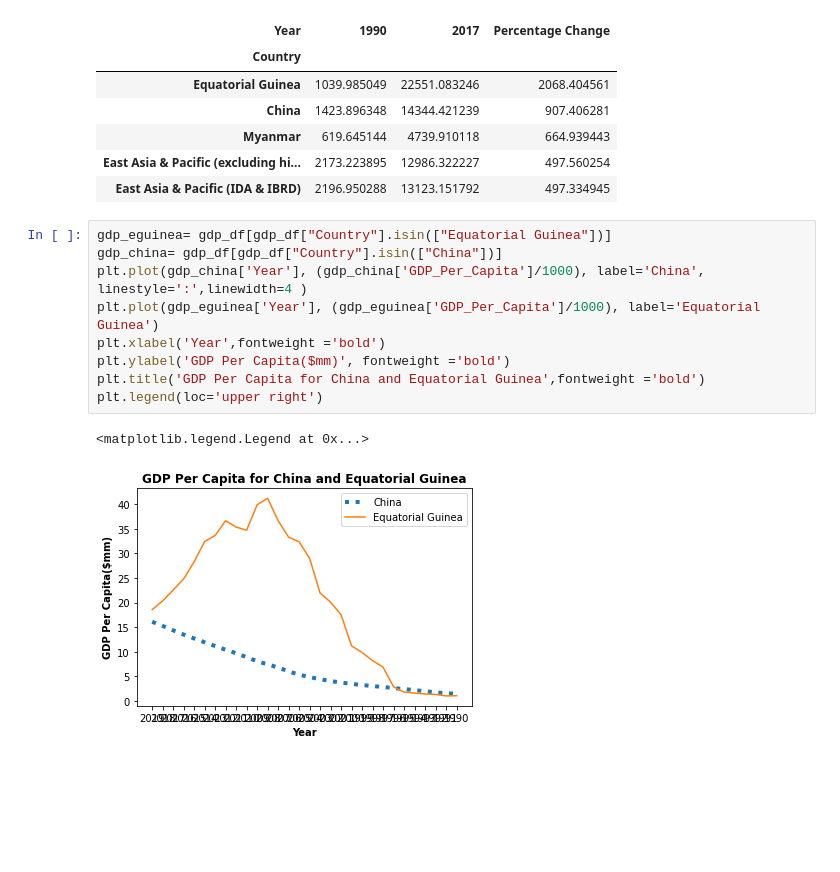
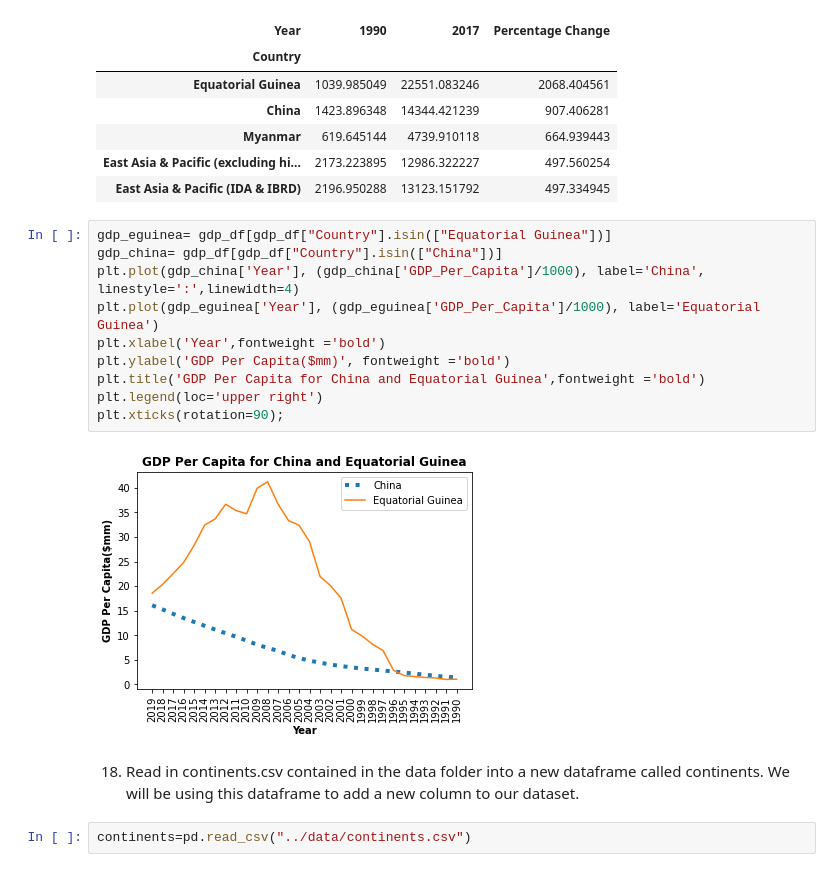
Before and after one commit to nss-data-science-cohort-5/un_exploration-ZhenyaC, a Jupyter notebook: notebooks/UN_Data_Exploration.ipynb, the cells around one changed output. Drawn from its saved outputs; the diff is of its cells as text; blank space fills up the shorter version.

```diff
--- a/notebooks/UN_Data_Exploration.ipynb
+++ b/notebooks/UN_Data_Exploration.ipynb
@@ -428,12 +418,16 @@ gdp_pivoted_top_perc_change
 # %%
 gdp_eguinea= gdp_df[gdp_df["Country"].isin(["Equatorial Guinea"])]
 gdp_china= gdp_df[gdp_df["Country"].isin(["China"])]
-plt.plot(gdp_china['Year'], (gdp_china['GDP_Per_Capita']/1000), label='China', linestyle=':',linewidth=4 )
+plt.plot(gdp_china['Year'], (gdp_china['GDP_Per_Capita']/1000), label='China', linestyle=':',linewidth=4)
 plt.plot(gdp_eguinea['Year'], (gdp_eguinea['GDP_Per_Capita']/1000), label='Equatorial Guinea')
 plt.xlabel('Year',fontweight ='bold')
 plt.ylabel('GDP Per Capita($mm)', fontweight ='bold')
 plt.title('GDP Per Capita for China and Equatorial Guinea',fontweight ='bold')
 plt.legend(loc='upper right')
+plt.xticks(rotation=90);
 # %% [output]
-<matplotlib.legend.Legend at 0x...>
-[figure, old version]
+[figure, new version]
+# %% [markdown]
+18. Read in continents.csv contained in the data folder into a new dataframe called continents. We will be using this dataframe to add a new column to our dataset.
+# %%
+continents=pd.read_csv("../data/continents.csv")
```
Also changed, not shown: parts of 16 cells of this notebook.
